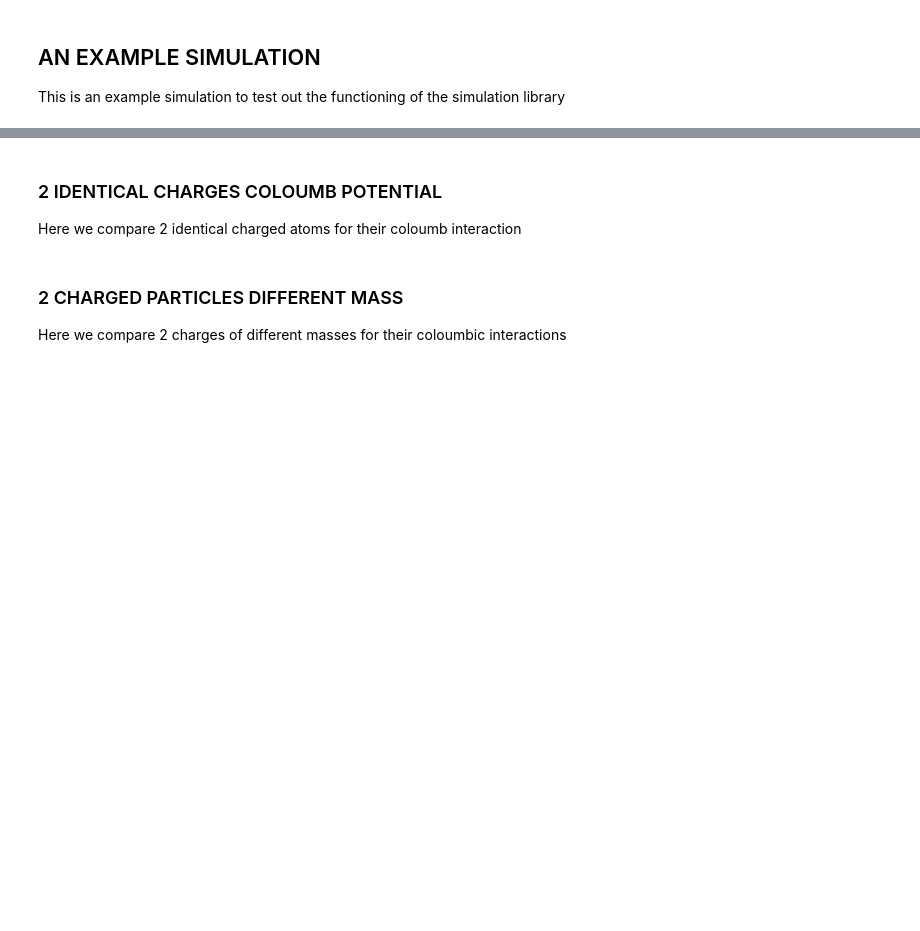
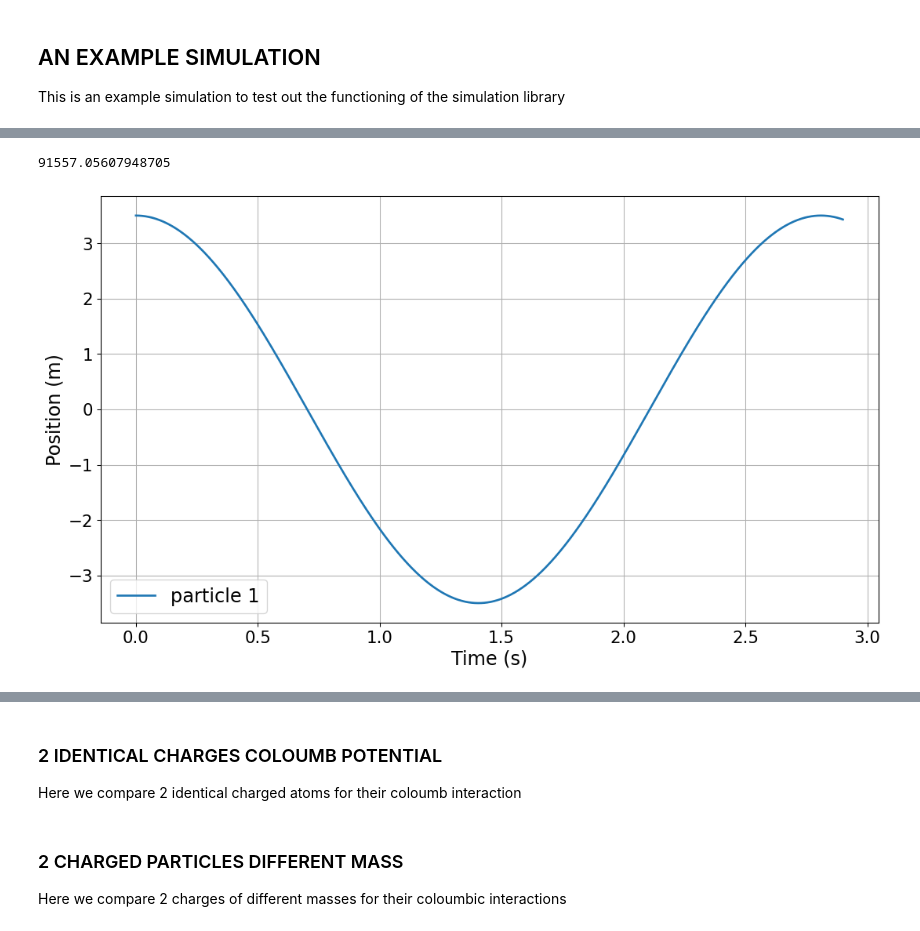
Before and after one commit to code-sc/ion-trap-simulation, a Jupyter notebook: Example.ipynb, the cells around one changed output, grey strips where cells are left out. Drawn from its saved outputs; the diff is of its cells as text; code cells hidden in the pictures; blank space fills up the shorter version.

Commit message:
Implemented harmonic oscillator tests

```diff
--- a/Example.ipynb
+++ b/Example.ipynb
@@ -17,0 +23,3 @@ Here we implement a single atom in a 1D harmonic potential and compare with theo
+# %%
+mpl.rc('xtick',labelsize=16)
+mpl.rc('ytick',labelsize=16)
@@ -17,0 +49,31 @@ Here we implement a single atom in a 1D harmonic potential and compare with theo
+# %%
+# Creates local 1D harmonic potential around origin with frequency w
+potentials = [LocalHarmonicPotential1D(w)]
+# %%
+# SIMULATION SETUP
+
+# Total time
+T = 2.9
+
+# Time step
+dt = 1e-3
+
+x,v,a = sim_leapfrog(T,dt,x0,v0,ensemble_prop,potentials,language='c++',dims=1)
+t = np.linspace(0,T,int(T/dt)+1)
+# %%
+print(potentials[0].potential(x[:,0],ensemble_prop))
+# %% [output]
+91557.05607948705
+# %%
+# PLOTTING
+plt.figure(figsize=(13.33,7.5),dpi=96)
+
+plt.grid()
+plt.plot(t,x,label='particle 1',linewidth=2)
+plt.xlabel('Time (s)',fontsize=18)
+plt.ylabel('Position (m)',fontsize=18)
+plt.legend(fontsize=18)
+plt.rcParams['figure.figsize'] = [10/2.54, 8/2.54]
+plt.show()
+# %% [output]
+[figure, added]
```
Also changed, not shown: parts of 11 cells of this notebook.
